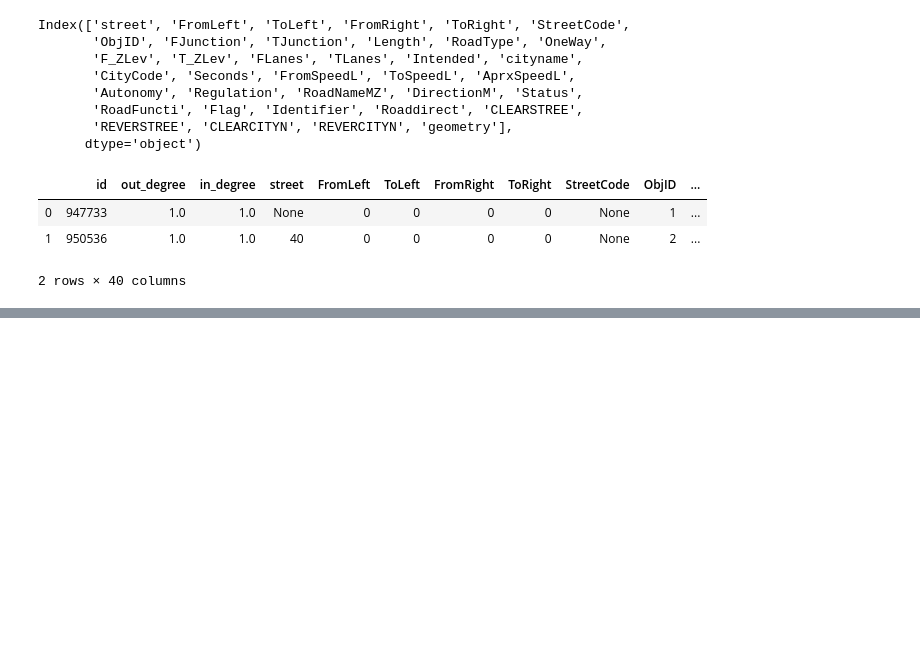
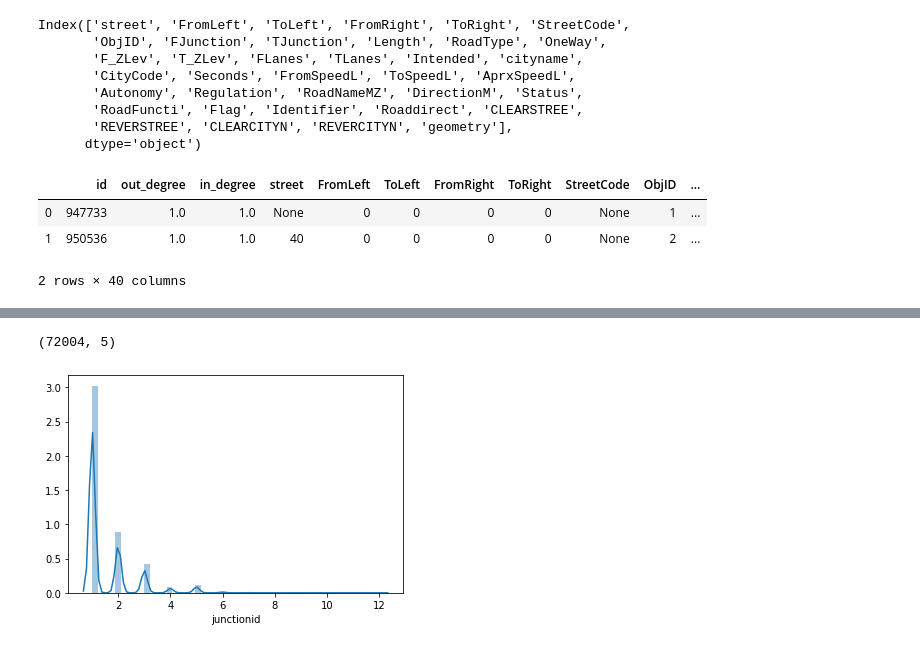
Before and after one commit to daniellebs/accessibility-vis, a Jupyter notebook: data_processing/notebooks/explore_mapa_data.ipynb, the cells around one changed output, grey strips where cells are left out. Drawn from its saved outputs; the diff is of its cells as text; code cells hidden in the pictures; blank space fills up the shorter version.

```diff
--- a/data_processing/notebooks/explore_mapa_data.ipynb
+++ b/data_processing/notebooks/explore_mapa_data.ipynb
@@ -187,0 +254,4 @@ middle_nodes_df = middle_nodes_df.merge(roads_df, how='left', left_on='id', righ
+# %%
+turn_restrict_df = gpd.read_file(MAPA_PATH + 'restrict.shp')
+# %%
+turn_restrict_df = turn_restrict_df.drop(['permission', 'descriptio', 'geometry'], axis=1)
@@ -187,0 +267,10 @@ middle_nodes_df = middle_nodes_df.merge(roads_df, how='left', left_on='id', righ
+# %%
+turn_restrict_df.shape
+# %% [output]
+(72004, 5)
+# %%
+middle_node_value_counts = turn_restrict_df['junctionid'].value_counts()
+# %%
+sns.distplot(middle_node_value_counts);
+# %% [output]
+[figure, added]
```
Also changed, not shown: parts of 34 cells of this notebook.
